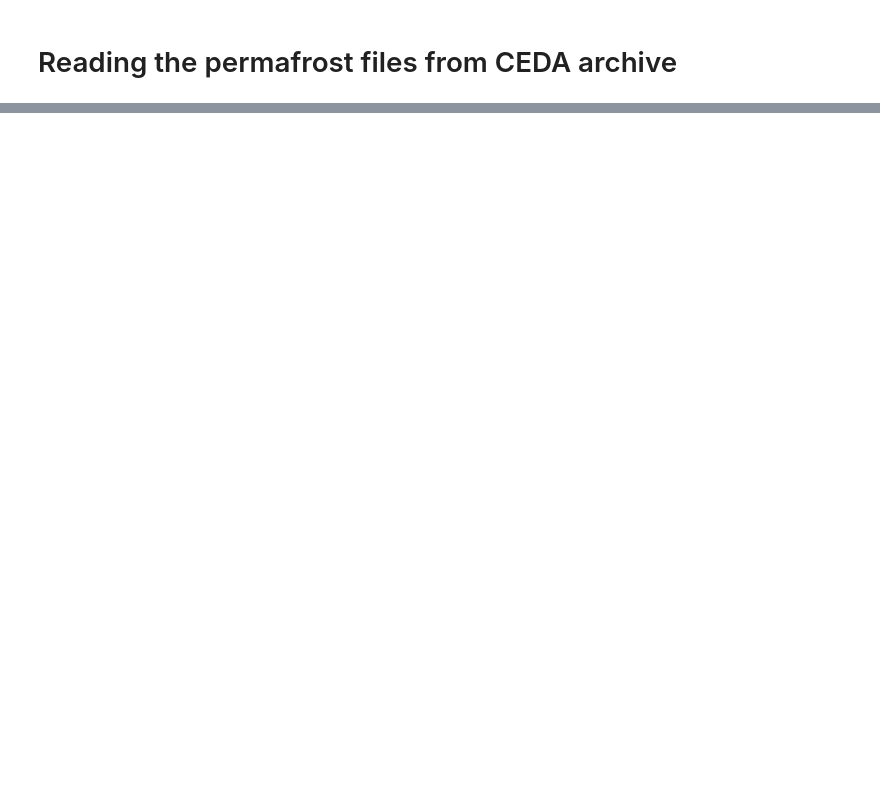
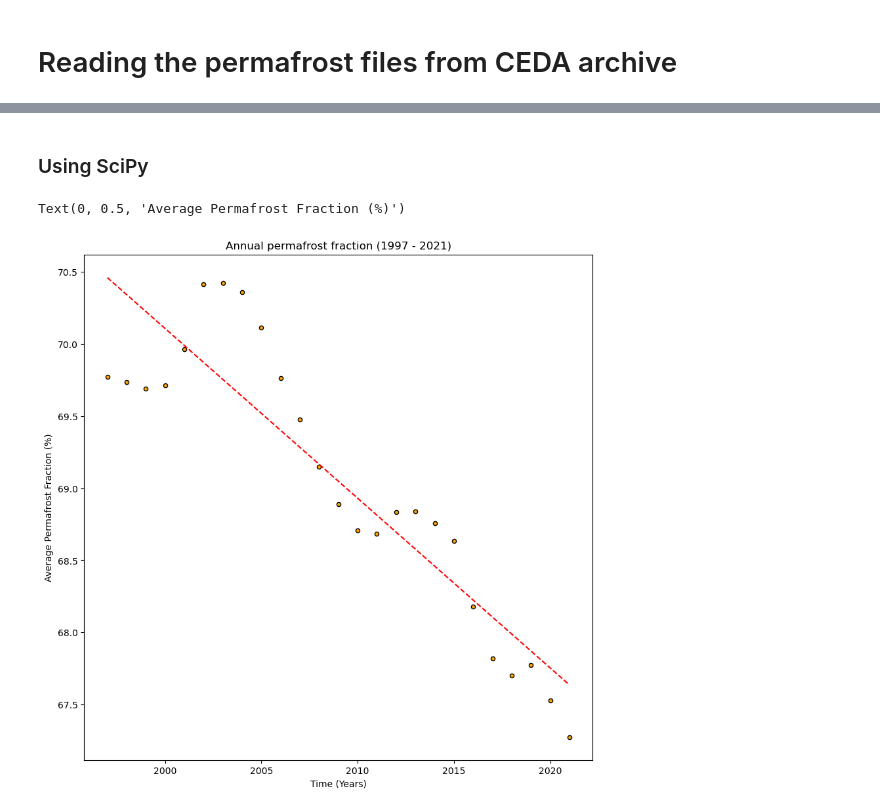
Before and after one commit to CharlieGamblin/EO-Induction, a Jupyter notebook: Practice Scripts/ESA_cci_Permafrost_Extent.ipynb, the cells around one changed output, grey strips where cells are left out. Cells and saved outputs as stored; diff of their text form; code cells hidden in the pictures; blank space fills up the shorter version.

```diff
--- a/Practice Scripts/ESA_cci_Permafrost_Extent.ipynb
+++ b/Practice Scripts/ESA_cci_Permafrost_Extent.ipynb
@@ -67,0 +173,19 @@ Text(0.5, 1.0, 'Permafrost Extent 1997')
+# %% [markdown]
+### Using SciPy
+# %%
+# Calculates regression values (slope and intercept) and statistics
+
+regression_results = sp.stats.linregress(time, permafrost_fraction_annual)
+regression_results
+
+# Creates a plot by accessing the required regression values to plot the line (y =) mx + c.
+
+fig = plt.figure(figsize=(10,10))
+plt.scatter(time, permafrost_fraction_annual, c="orange", edgecolor="black", s=20)
+plt.plot(time, regression_results.slope*time + regression_results.intercept, '--r')
+plt.title('Annual permafrost fraction (1997 - 2021)')
+plt.xlabel('Time (Years)')
+plt.ylabel('Average Permafrost Fraction (%)')
+# %% [output]
+Text(0, 0.5, 'Average Permafrost Fraction (%)')
+[figure, added]
```
Also changed, not shown: parts of 13 cells of this notebook, 6 other files.
